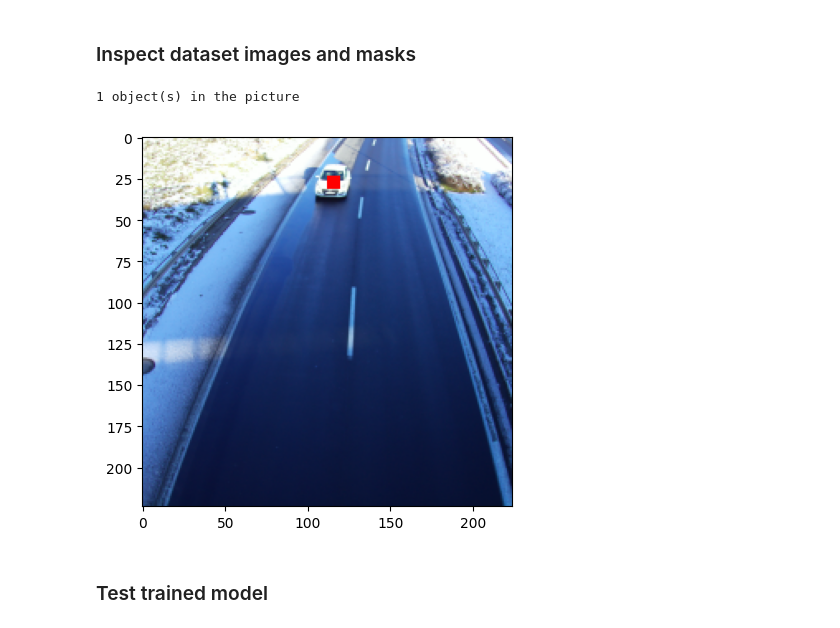
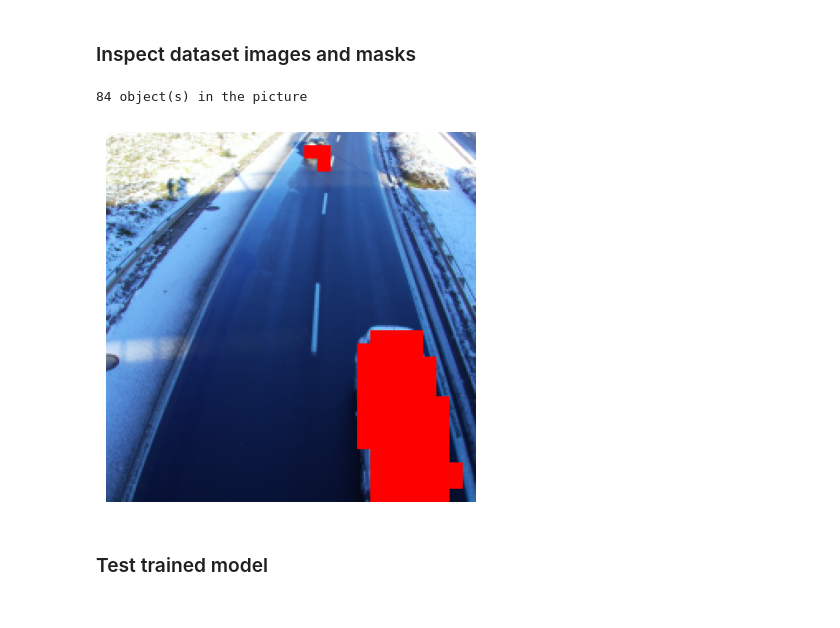
Before and after one commit to krzy3chu/FOMO, a Jupyter notebook: fomo.ipynb, the cells around one changed output. Drawn from its saved outputs; the diff is of its cells as text; code cells hidden in the pictures.

Commit message:
Use segmentation as input label in process of learning

```diff
--- a/fomo.ipynb
+++ b/fomo.ipynb
@@ -50,22 +50,11 @@ class BoundingBoxToMask:
 
     def __call__(self, label):
         grid_resolution = int(self._image_resolution / self._grid_scale)
-
-        masks = []
-        for i in range(self._number_of_classes):
-            class_mask = torch.zeros((grid_resolution, grid_resolution), dtype=float)
-            bounding_boxes = label.readlines()
-            for bounding_box in bounding_boxes:
-                [c, x, y, _, _] = [
-                    float(coords) for coords in bounding_box.split()
-                ]  # get bounding box class, position and dimension
-                if c == i:
-                    x = int(x * grid_resolution)
-                    y = int(y * grid_resolution)
-                    class_mask[y, x] = 1.0
-
-            masks.append(class_mask)
-        return torch.stack(masks)
+        masks = label.permute(1, 2, 0).numpy()
+        masks = cv2.resize(masks, (grid_resolution, grid_resolution), interpolation=cv2.INTER_NEAREST)
+        masks = np.expand_dims(masks, axis=0)
+        masks = torch.from_numpy(masks)
+        return masks
 # %% [markdown]
 #### Dataset
 # %%
@@ -80,7 +69,7 @@ class VehicleDataset(Dataset):
             element for element in (dataset_dir / Path("images")).iterdir()
         ])
         self._bounding_boxes = sorted([
-            element for element in (dataset_dir / Path("labels/bounding_boxes")).iterdir()
+            element for element in (dataset_dir / Path("labels/segmentation")).iterdir()
         ])
         self._transform = transform
         self._target_transform = target_transform
@@ -90,9 +79,9 @@ class VehicleDataset(Dataset):
         image = read_image(str(image_path))
         image = self._transform(image.float())
 
-        bounding_box_path = self._bounding_boxes[idx]
-        bounding_box_file = open(bounding_box_path)
-        mask = self._target_transform(bounding_box_file)
+        mask_path = self._bounding_boxes[idx]
+        mask = read_image(str(mask_path), mode=ImageReadMode.GRAY)
+        mask = self._target_transform(mask.float())
 
         return image, mask
 
@@ -306,27 +294,28 @@ LOCAL_RANK: 0 - CUDA_VISIBLE_DEVICES: [0]
 # %%
 def inspect_dataset(data_idx: int, class_idx: int):
     dataset = VehicleDataset(
                 DATASET_DIR / Path("training"),
                 Resize((IMAGE_RESOLUTION, IMAGE_RESOLUTION), antialias=True),
                 BoundingBoxToMask(IMAGE_RESOLUTION, GRID_SCALE, 1))
     image = dataset[data_idx][0]
     mask = dataset[data_idx][1][class_idx]
     image = image.permute(1, 2, 0).numpy().astype(int)
     mask_res = cv2.resize(
         mask.numpy(),
         dsize=(IMAGE_RESOLUTION, IMAGE_RESOLUTION),
         interpolation=cv2.INTER_NEAREST,
     )
     image[mask_res == 1] = [255, 0, 0]
+    plt.axis('off')
     plt.imshow(image)
 
     cnt = np.count_nonzero(mask)
     print(str(cnt), "object(s) in the picture")
 
-inspect_dataset(data_idx=0, class_idx=0)
+inspect_dataset(data_idx=7, class_idx=0)
 # %% [output]
-1 object(s) in the picture
+84 object(s) in the picture
-[figure, old version]
+[figure, new version]
 # %% [markdown]
 ### Test trained model
 # %%
```
Also changed, not shown: parts of 3 cells of this notebook, 1 other file.
